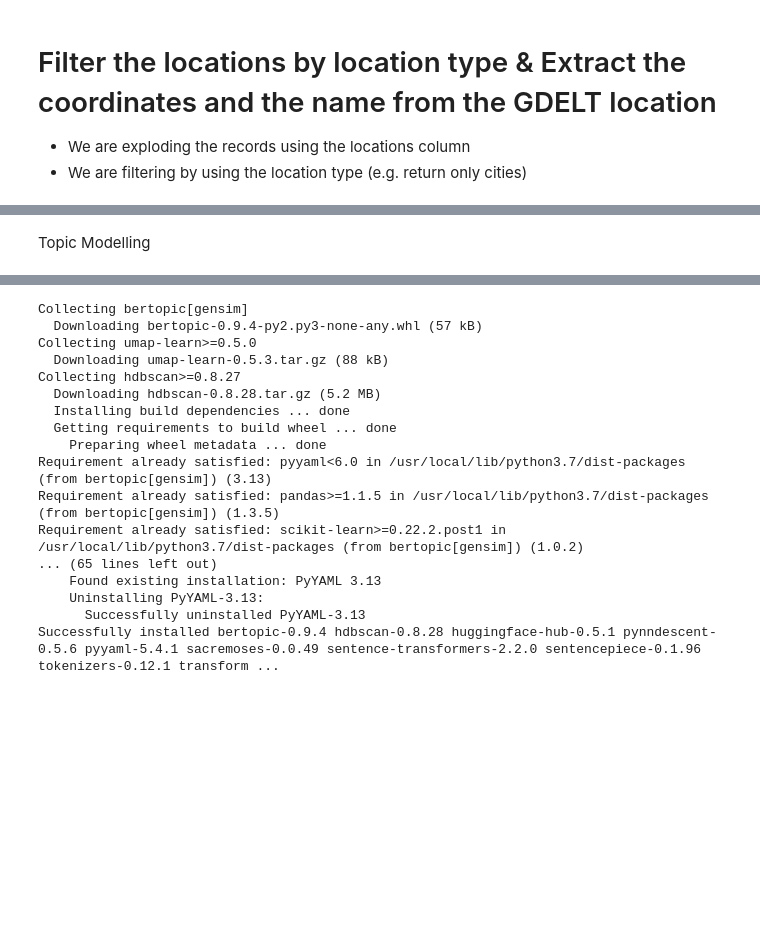
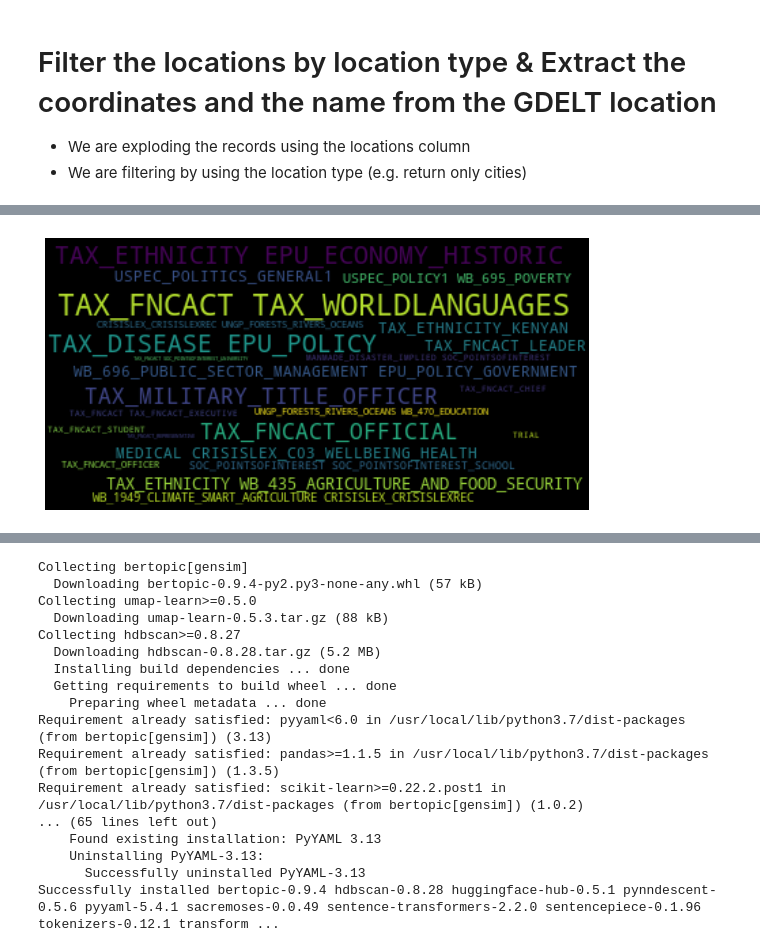
Before and after one commit to denniesbor/Module_3_Twist, a Jupyter notebook: Knowledge_Graph_Queries.ipynb, the cells around one changed output, grey strips where cells are left out. Saved outputs shown, nothing was run; the diff lists cells and outputs as text; code cells hidden in the pictures; blank space fills up the shorter version.

```diff
--- a/Knowledge_Graph_Queries.ipynb
+++ b/Knowledge_Graph_Queries.ipynb
@@ -375,2 +366,15 @@ plt.show()
-# %% [markdown]
-Topic Modelling
+# %%
+# visualize the most common themes
+
+themes = []
+for theme in df['Themes_Compute']:
+  themes+=theme
+
+word_cloud = WordCloud(max_font_size = 50,background_color='black',max_words=100).generate(' '.join(themes))
+
+plt.figure(figsize = (10,5))
+plt.imshow(word_cloud, interpolation='bilinear')
+plt.axis('off')
+plt.show()
+# %% [output]
+[figure, added]
```
Also changed, not shown: parts of 40 cells of this notebook.
